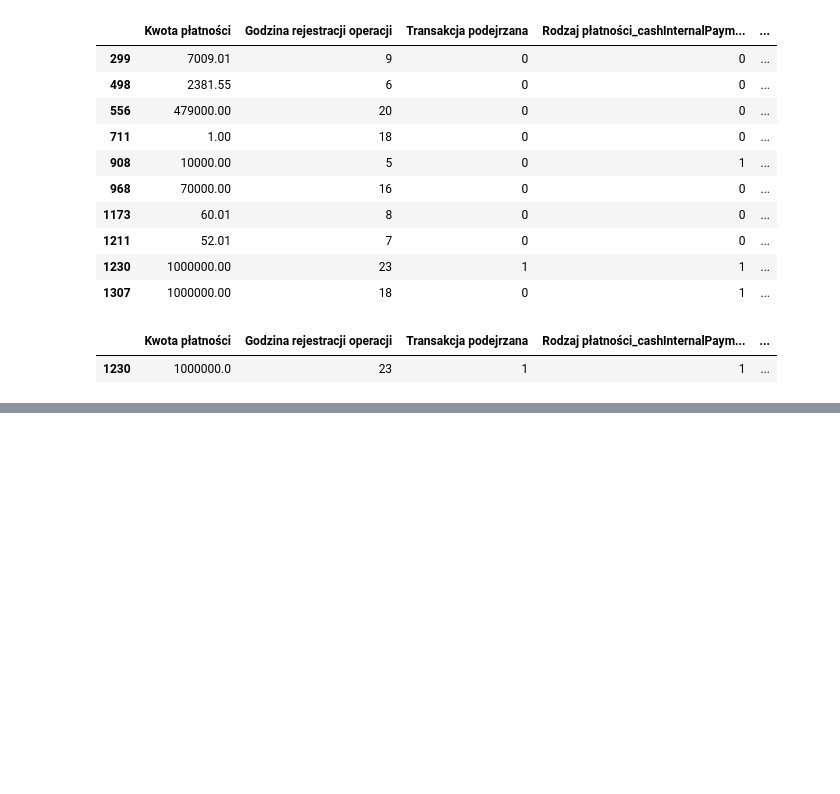
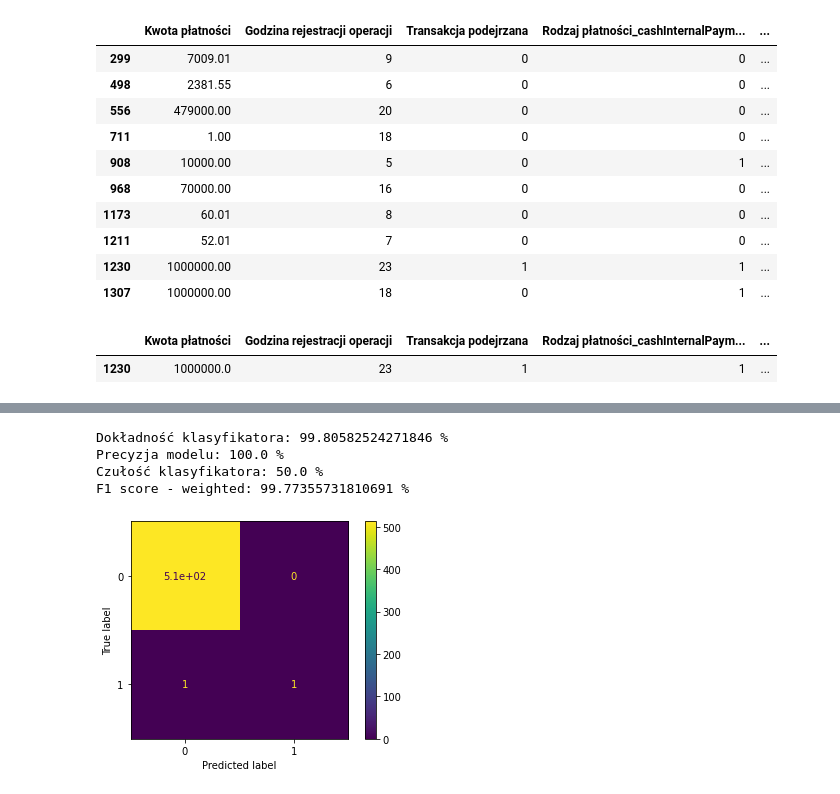
Before and after one commit to glinkapiotr/Asseco_Innovation, a Jupyter notebook: CodePlay_2020_SDS_data_API.ipynb, the cells around one changed output, grey strips where cells are left out. Cells and saved outputs as stored; diff of their text form; code cells hidden in the pictures; blank space fills up the shorter version.

```diff
--- a/CodePlay_2020_SDS_data_API.ipynb
+++ b/CodePlay_2020_SDS_data_API.ipynb
@@ -1286,0 +1298,54 @@ kodowany_DF[(kodowany_DF['Transakcja podejrzana wg IF']==1) & (kodowany_DF['Tran
+# %%
+
+from sklearn import model_selection
+
+# Tworzenie zbiorów
+X = kodowany_DF.drop(columns = ["Transakcja podejrzana","Transakcja podejrzana wg LOF", "Transakcja podejrzana wg IF"])
+y = kodowany_DF["Transakcja podejrzana"]
+
+# tworzenie zbiorów uczący i testowy
+X_uczacy, X_testowy, y_uczacy, y_testowy = model_selection.train_test_split(X,
+                                                                            y.values,
+                                                                            test_size = .2,
+                                                                            random_state = 2020)
+# %%
+# standaryzowanie cech objaśniających
+standaryzacja = preprocessing.StandardScaler()
+fit_stand = standaryzacja.fit(X_uczacy)
+X_uczacy_stand = fit_stand.transform(X_uczacy)
+X_testowy_stand = fit_stand.transform(X_testowy)
+
+#definicja klasyfikatora
+classifier=xgboost.XGBClassifier()
+
+#Uczenie modelu
+classifier.fit(X_uczacy_stand,y_uczacy)
+
+#Przewidywanie odpowiedzi dla zestawu danych testowych
+y_pred=classifier.predict(X_testowy_stand)
+# %%
+# Dokładność klasyfikatora:
+# stosunek ilości dobrze rozpoznanych obiektów do ilości wszystkich obiektów
+print("Dokładność klasyfikatora:",metrics.accuracy_score(y_testowy, y_pred)*100,'%')
+
+# Precyzja klasyfikacji:
+# dokładność klasyfikacji w obrębie rozpoznanej klasy
+print("Precyzja modelu:",metrics.precision_score(y_testowy, y_pred)*100,'%')
+
+# Czułość klasyfikatora:
+# mówi o tym na ile nasz klasyfikator potrafi rozpoznać obiekty z danej klasy?
+print("Czułość klasyfikatora:",metrics.recall_score(y_testowy, y_pred)*100,'%')
+
+#F1 weighted
+print("F1 score - weighted:",metrics.f1_score(y_testowy, y_pred, average = 'weighted')*100,'%')
+# %% [output]
+Dokładność klasyfikatora: 99.80582524271846 %
+Precyzja modelu: 100.0 %
+Czułość klasyfikatora: 50.0 %
+F1 score - weighted: 99.77355731810691 %
+# %%
+from sklearn.metrics import confusion_matrix
+plot_confusion_matrix(classifier, X_testowy_stand, y_testowy)
+plt.show()
+# %% [output]
+[figure, added]
```
Also changed, not shown: parts of 25 cells of this notebook.
